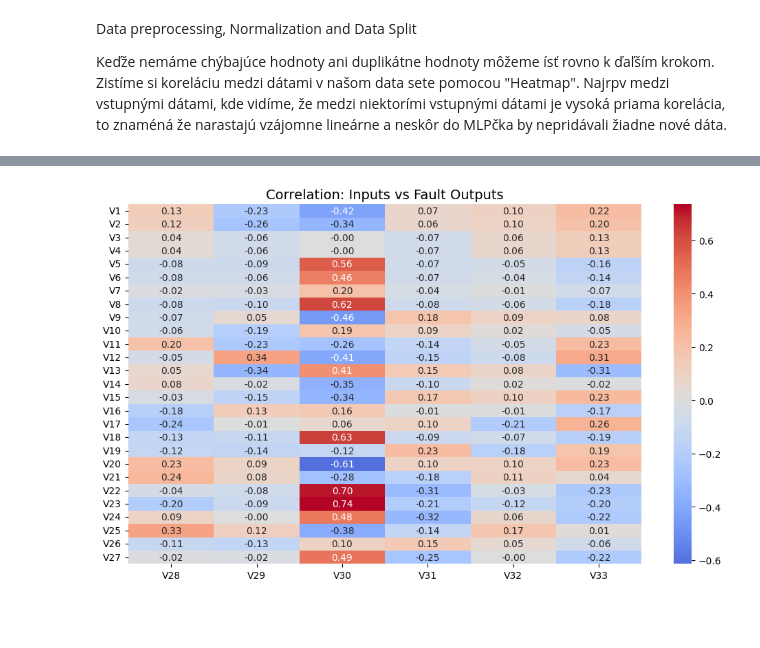
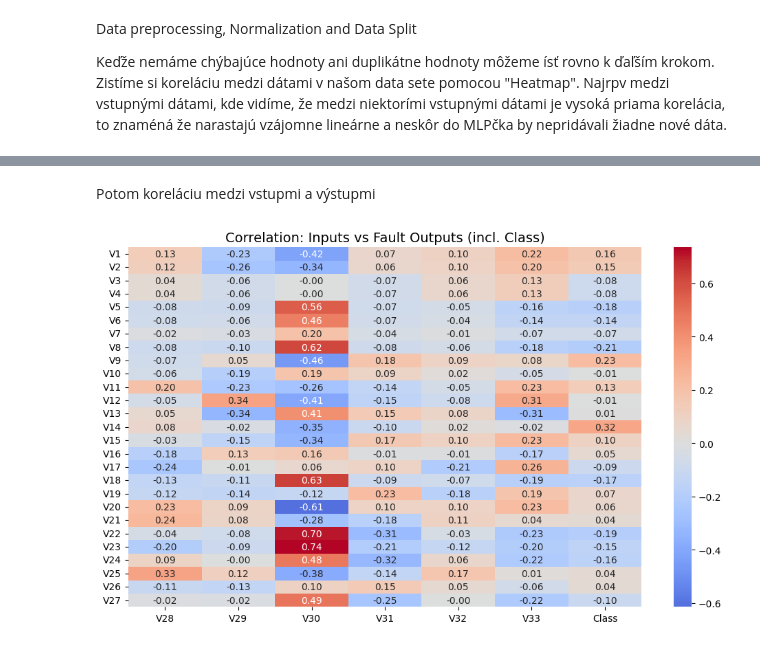
Before and after one commit to NikolasKekelak/ZNEUS_pr_1_MiklovicKekelak, a Jupyter notebook: simple_docu.ipynb, the cells around one changed output, grey strips where cells are left out. Saved outputs shown, nothing was run; the diff lists cells and outputs as text; code cells hidden in the pictures; blank space fills up the shorter version.

```diff
--- a/simple_docu.ipynb
+++ b/simple_docu.ipynb
@@ -72,18 +77,26 @@ plt.show()
-# %%
-fault_columns = ['V28', 'V29', 'V30', 'V31', 'V32', 'V33']
-input_cols = [c for c in df.columns if c not in fault_columns + ['Class']]
-
-corr_io = df[input_cols + fault_columns].corr(numeric_only=True)
-plt.figure(figsize=(10, 6))
-sns.heatmap(
-    corr_io.loc[input_cols, fault_columns],
-    cmap="coolwarm",
-    annot=True,
-    fmt=".2f",
-    center=0
-)
-plt.title("Correlation: Inputs vs Fault Outputs", fontsize=14)
-plt.tight_layout()
-plt.show()
-# %% [output]
-[figure, removed]
+# %% [markdown]
+Potom koreláciu medzi vstupmi a výstupmi
+# %%
+
+df = pd.read_csv("faults.csv")
+
+fault_columns = ['V28', 'V29', 'V30', 'V31', 'V32', 'V33']
+input_columns = [f"V{i}" for i in range(1, 28)]  # V1–V27
+
+outputs = fault_columns + (['Class'] if 'Class' in df.columns else [])
+
+corr = df[input_columns + outputs].corr(numeric_only=True)
+
+plt.figure(figsize=(10, 6))
+sns.heatmap(
+    corr.loc[input_columns, outputs],
+    cmap="coolwarm",
+    annot=False,
+    fmt=".2f",
+    center=0
+)
+plt.title("Correlation: Inputs vs Fault Outputs (incl. Class)", fontsize=14)
+plt.tight_layout()
+plt.show()
+# %% [output]
+[figure, added]
```
Also changed, not shown: parts of 1 cell of this notebook.
